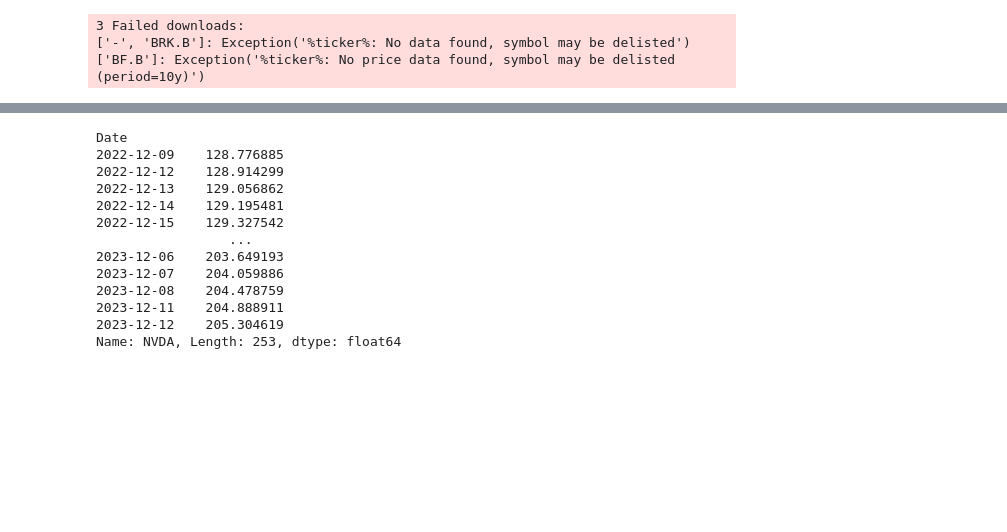
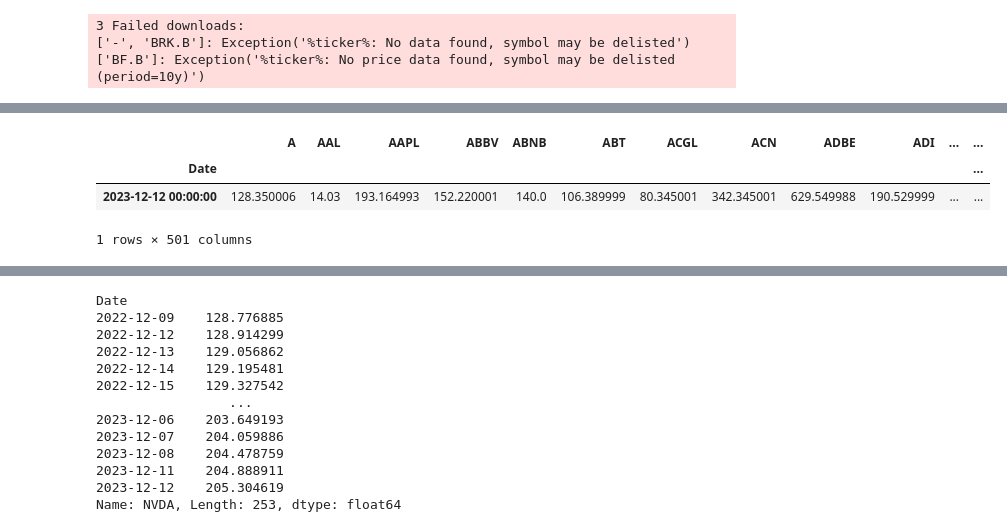
Before and after one commit to CCNY-Analytics-and-Quant/Quantative-Finance-Repo, a Jupyter notebook: Final-Project/workbooks/JB_draft/final_project.ipynb, the cells around one changed output, grey strips where cells are left out. Drawn from its saved outputs; the diff is of its cells as text; code cells hidden in the pictures; blank space fills up the shorter version.

```diff
--- a/Final-Project/workbooks/JB_draft/final_project.ipynb
+++ b/Final-Project/workbooks/JB_draft/final_project.ipynb
@@ -37,0 +21,7 @@ sp500
+# %%
+sp500.tail(1) #Adjusted Close
+# %% [output]
+|  | A | AAL | AAPL | ABBV | ABNB | ABT | ACGL | ACN | ADBE | ADI | ... | ... |
+| Date |  |  |  |  |  |  |  |  |  |  |  | ... |
+| 2023-12-12 00:00:00 | 128.350006 | 14.03 | 193.164993 | 152.220001 | 140.0 | 106.389999 | 80.345001 | 342.345001 | 629.549988 | 190.529999 | ... | ... |
+1 rows × 501 columns
```
Also changed, not shown: parts of 5 cells of this notebook.
